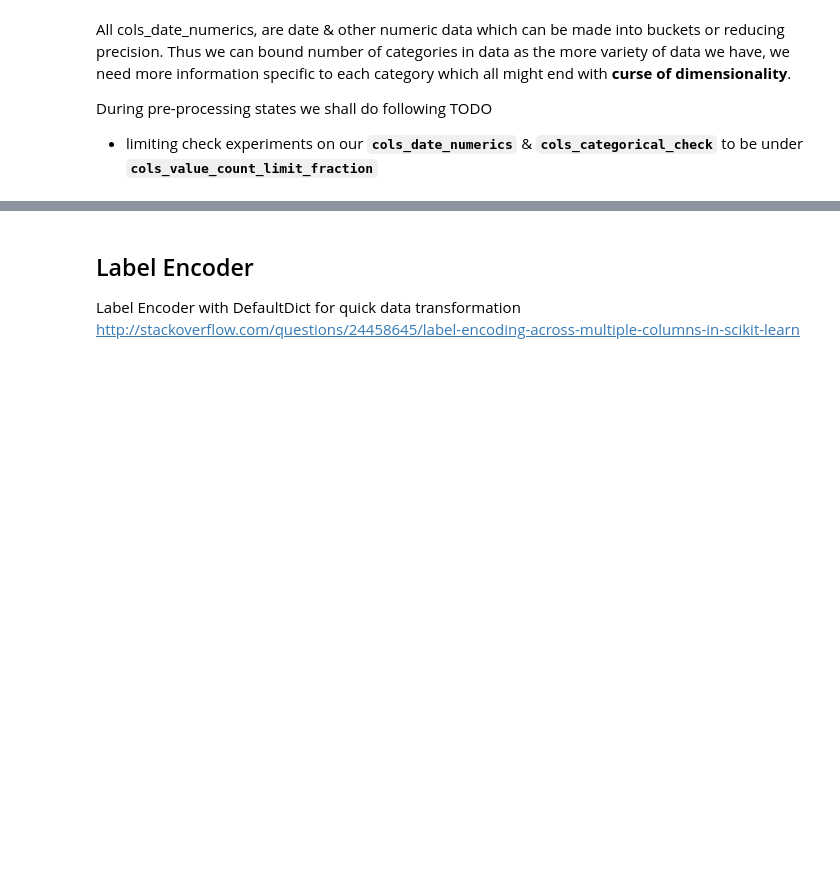
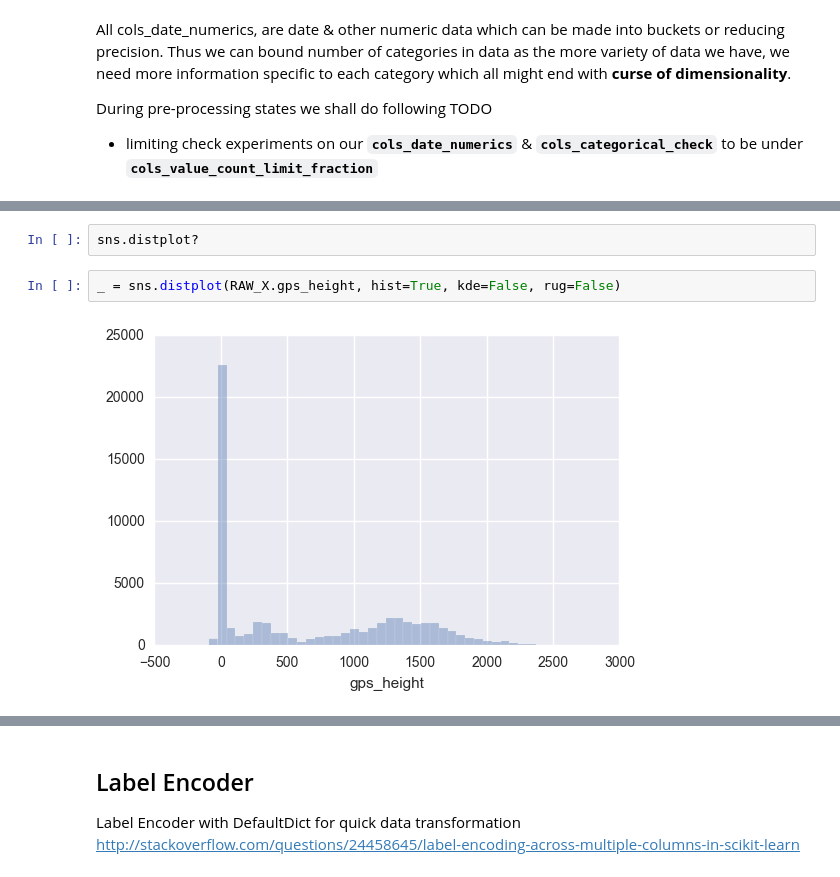
Before and after one commit to msampathkumar/datadriven, a Jupyter notebook: pumpit.ipynb, the cells around one changed output, grey strips where cells are left out. Cells and saved outputs as stored; diff of their text form; blank space fills up the shorter version.

```diff
--- a/pumpit.ipynb
+++ b/pumpit.ipynb
@@ -419,0 +363,6 @@ RAW_X[cols_categorical_check].head()
+# %%
+sns.distplot?
+# %%
+_ = sns.distplot(RAW_X.gps_height, hist=True, kde=False, rug=False)
+# %% [output]
+[figure, added]
```
Also changed, not shown: parts of 107 cells of this notebook, 3 other files.
